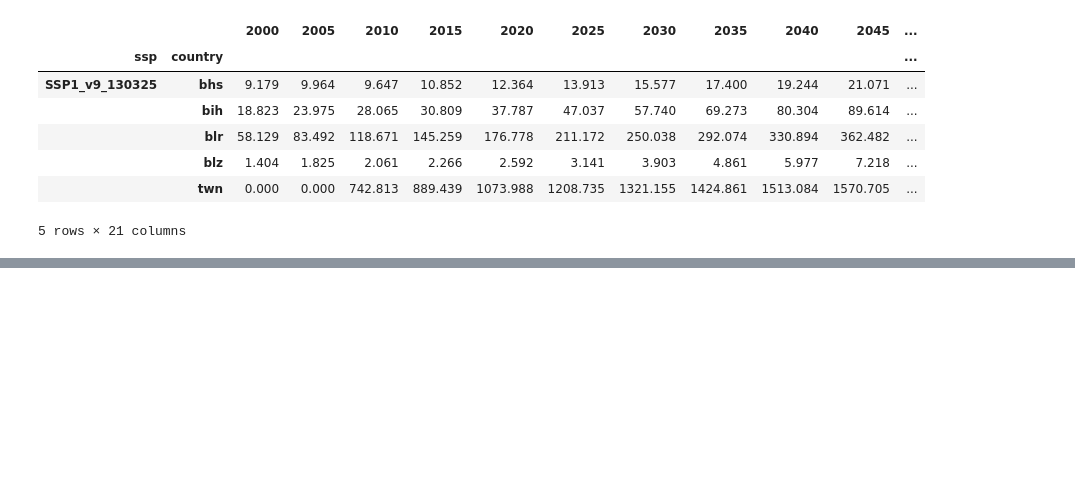
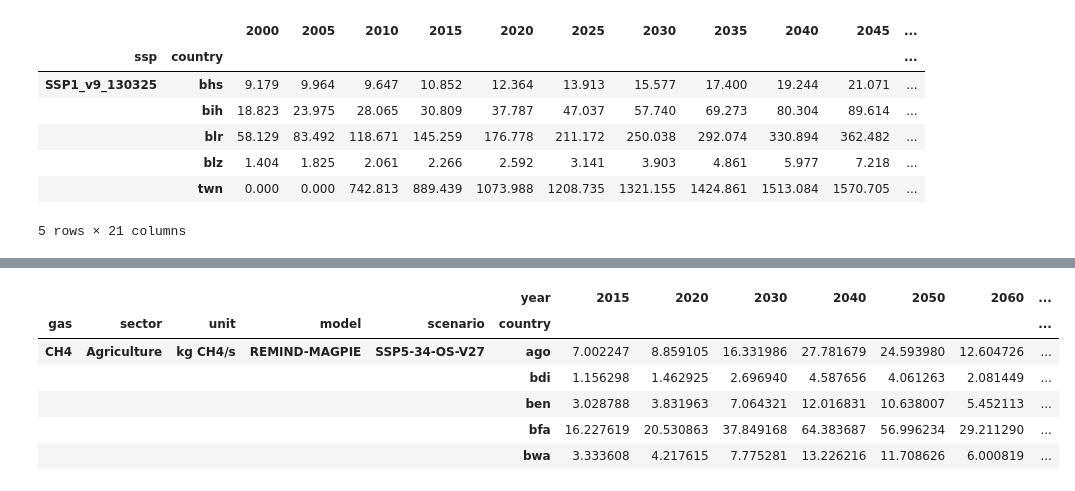
Before and after one commit to jkikstra/concordia, a Jupyter notebook: notebooks/workflow.ipynb, the cells around one changed output, grey strips where cells are left out. Saved outputs shown, nothing was run; the diff lists cells and outputs as text; code cells hidden in the pictures; blank space fills up the shorter version.

```diff
--- a/notebooks/workflow.ipynb
+++ b/notebooks/workflow.ipynb
@@ -425,0 +356,19 @@ results
+# %%
+kg_per_mt = 1e9
+s_per_yr = 365 * 24 * 60 * 60
+results = (
+    results.rename(index=lambda s: re.sub("Mt (.*)/yr", r"kg \1/s", s), level="unit")
+    * kg_per_mt
+    / s_per_yr
+)
+# %%
+results = results.droplevel("region")
+results.head()
+# %% [output]
+|  |  |  |  |  | year | 2015 | 2020 | 2030 | 2040 | 2050 | 2060 | ... |
+| gas | sector | unit | model | scenario | country |  |  |  |  |  |  | ... |
+| CH4 | Agriculture | kg CH4/s | REMIND-MAGPIE | SSP5-34-OS-V27 | ago | 7.002247 | 8.859105 | 16.331986 | 27.781679 | 24.593980 | 12.604726 | ... |
+|  |  |  |  |  | bdi | 1.156298 | 1.462925 | 2.696940 | 4.587656 | 4.061263 | 2.081449 | ... |
+|  |  |  |  |  | ben | 3.028788 | 3.831963 | 7.064321 | 12.016831 | 10.638007 | 5.452113 | ... |
+|  |  |  |  |  | bfa | 16.227619 | 20.530863 | 37.849168 | 64.383687 | 56.996234 | 29.211290 | ... |
+|  |  |  |  |  | bwa | 3.333608 | 4.217615 | 7.775281 | 13.226216 | 11.708626 | 6.000819 | ... |
```
Also changed, not shown: parts of 34 cells of this notebook, 8 other files.
